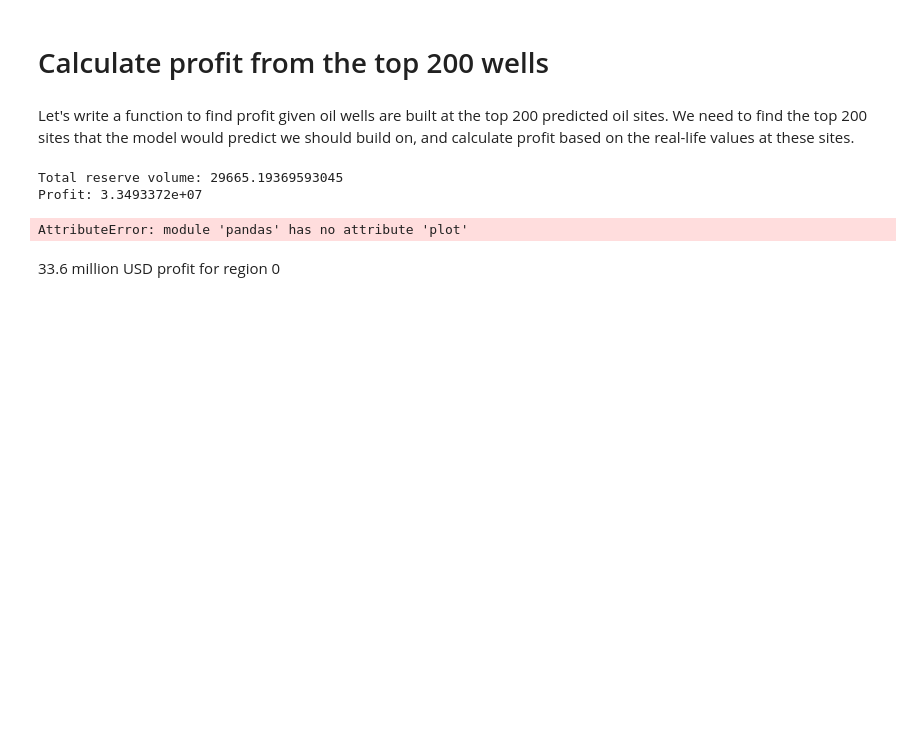
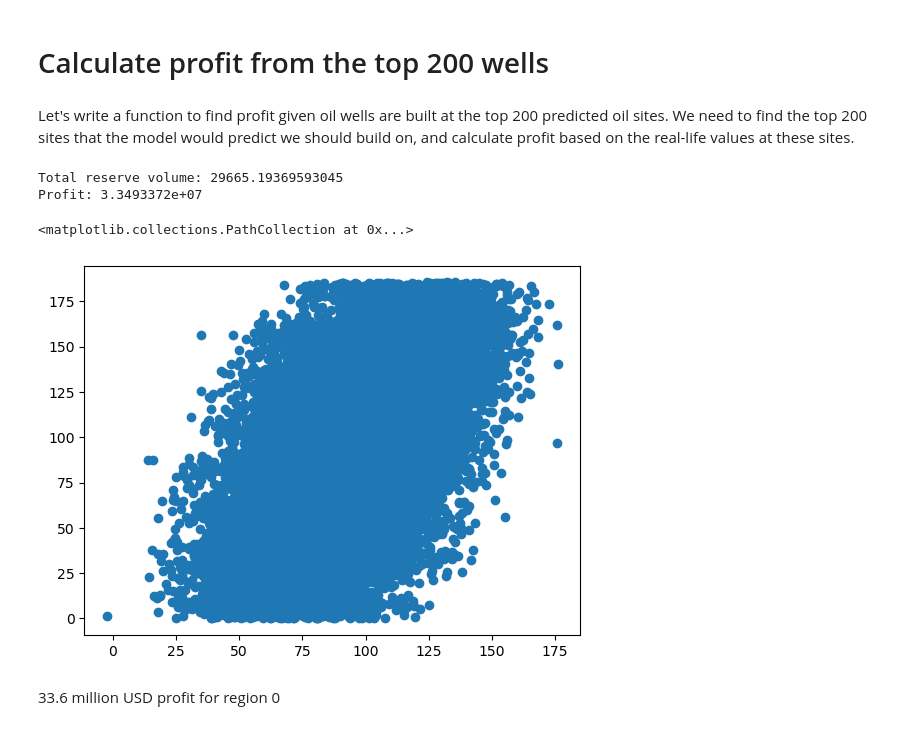
Before and after one commit to jnorfolk/OilyGiant-Region-Selection, a Jupyter notebook: OilyGiant.ipynb, the cells around one changed output. Drawn from its saved outputs; the diff is of its cells as text; code cells hidden in the pictures; blank space fills up the shorter version.

Commit message:
squash scatter warning

```diff
--- a/OilyGiant.ipynb
+++ b/OilyGiant.ipynb
@@ -272,9 +272,10 @@ region_0_profit = top_200_profits(region_0_pred, region_0_answers)
 Total reserve volume: 29665.19369593045
 Profit: 3.3493372e+07
 # %%
-plt.scatte(region_0_pred, region_0_answers)
+plt.scatter(region_0_pred, region_0_answers)
 # %% [output]
-AttributeError: module 'pandas' has no attribute 'plot'
+<matplotlib.collections.PathCollection at 0x...>
+[figure, added]
 # %% [markdown]
 33.6 million USD profit for region 0
 # %%
```
Also changed, not shown: parts of 5 cells of this notebook.
